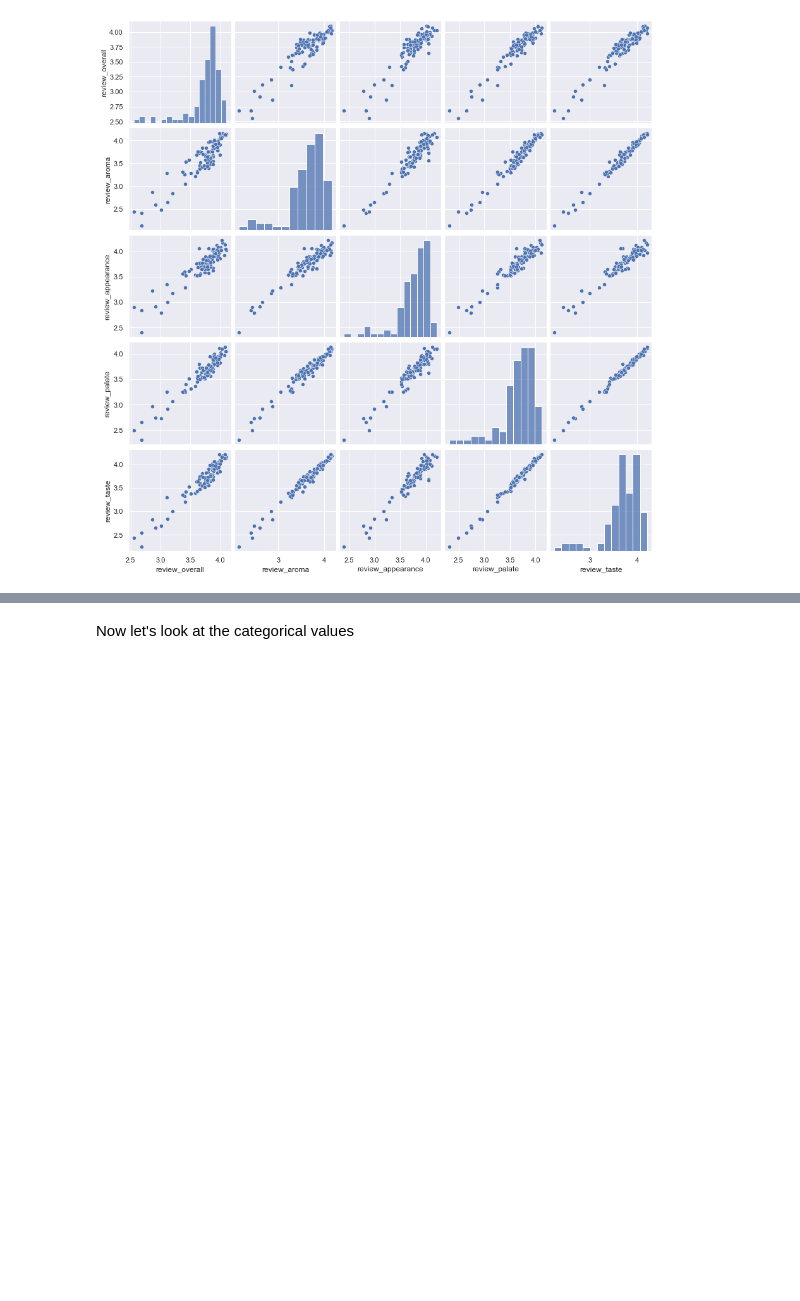
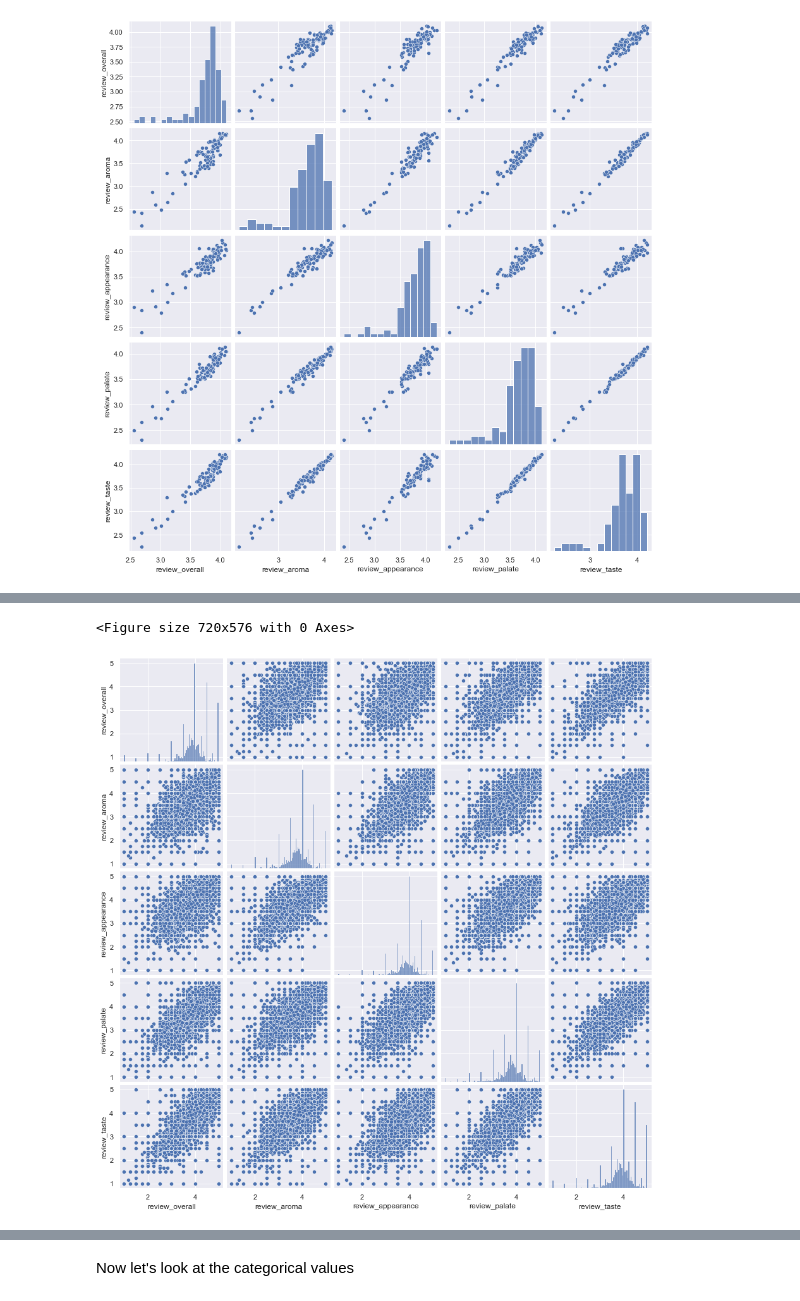
Before and after one commit to mactzu/PredictivePandas, a Jupyter notebook: DataExtract.ipynb, the cells around one changed output, grey strips where cells are left out. Cells and saved outputs as stored; diff of their text form; code cells hidden in the pictures; blank space fills up the shorter version.

```diff
--- a/DataExtract.ipynb
+++ b/DataExtract.ipynb
@@ -268,3 +268,10 @@ plt.show();
 # %% [output]
 <Figure size 720x576 with 0 Axes>
 [figure]
+# %%
+# resize dataframe to analyse ratings
+columns = ["review_profilename","review_overall","review_aroma","review_appearance","review_palate","review_taste"]
+reviewer_counts = beer_df.loc[:,columns]
+
+reviewer_counts = reviewer_counts.groupby(["review_profilename"]).mean()
+reviewer_counts
@@ -271,3 +293,11 @@ plt.show();
+# %%
+# Plot
+plt.figure(figsize=(10,8));
+sns.pairplot(reviewer_counts, kind="scatter");
+plt.show();
+# %% [output]
+<Figure size 720x576 with 0 Axes>
+[figure, added]
 # %%
 # check for large number of same reviewers ie reviewer bias
 total_reviews = beer_df["review_profilename"].count()
```
Also changed, not shown: parts of 2 cells of this notebook.
